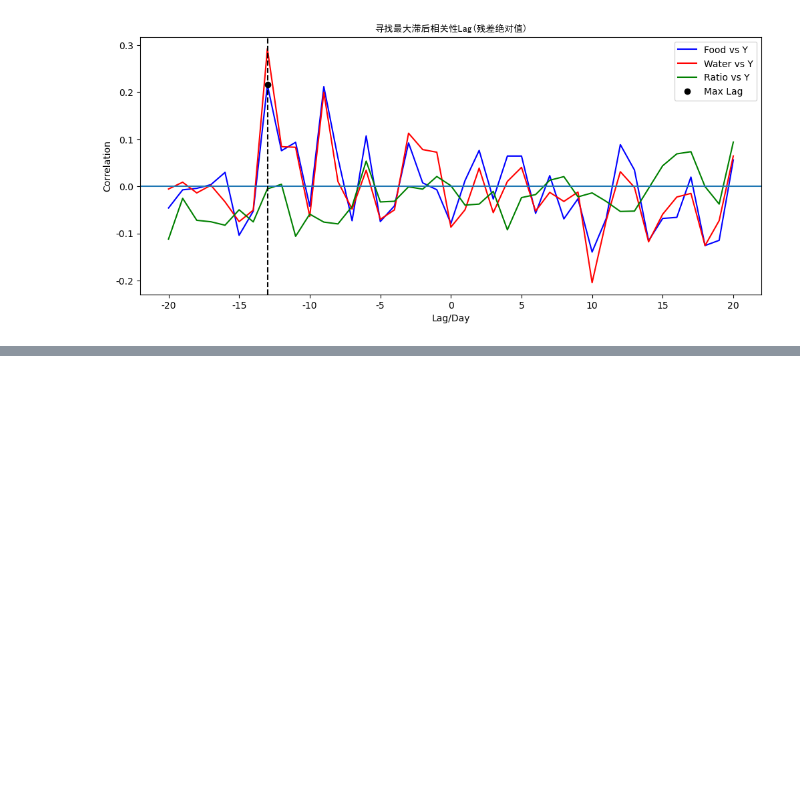
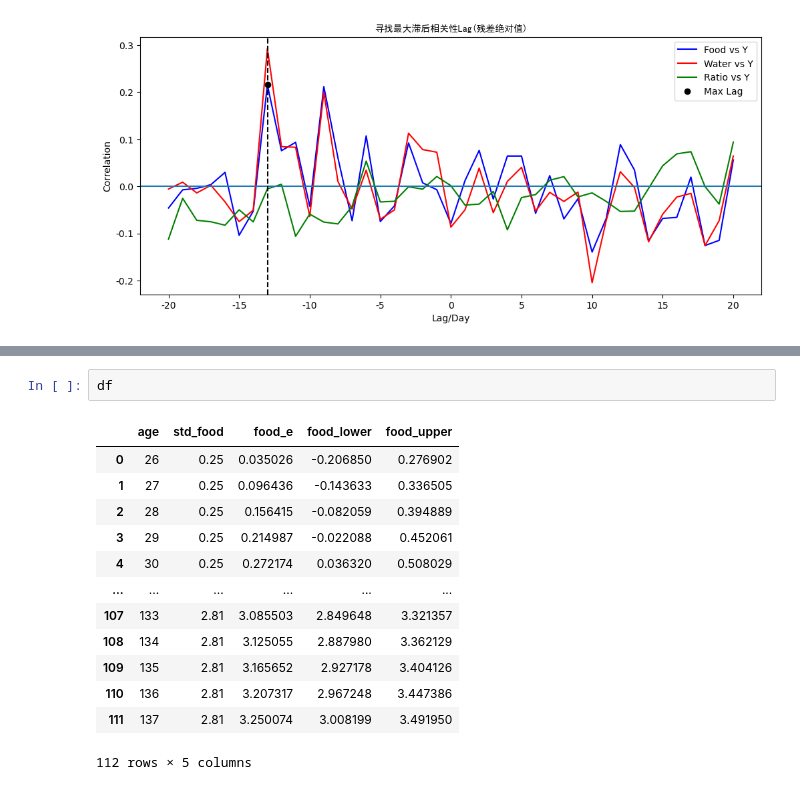
Before and after one commit to yixuan228/work-error-detect, a Jupyter notebook: main.ipynb, the cells around one changed output, grey strips where cells are left out. Saved outputs shown, nothing was run; the diff lists cells and outputs as text; blank space fills up the shorter version.

```diff
--- a/main.ipynb
+++ b/main.ipynb
@@ -441,0 +444,16 @@ np.float64(0.2155164438174311)
+# %%
+df
+# %% [output]
+|  | age | std_food | food_e | food_lower | food_upper |
+| 0 | 26 | 0.25 | 0.035026 | -0.206850 | 0.276902 |
+| 1 | 27 | 0.25 | 0.096436 | -0.143633 | 0.336505 |
+| 2 | 28 | 0.25 | 0.156415 | -0.082059 | 0.394889 |
+| 3 | 29 | 0.25 | 0.214987 | -0.022088 | 0.452061 |
+| 4 | 30 | 0.25 | 0.272174 | 0.036320 | 0.508029 |
+| ... | ... | ... | ... | ... | ... |
+| 107 | 133 | 2.81 | 3.085503 | 2.849648 | 3.321357 |
+| 108 | 134 | 2.81 | 3.125055 | 2.887980 | 3.362129 |
+| 109 | 135 | 2.81 | 3.165652 | 2.927178 | 3.404126 |
+| 110 | 136 | 2.81 | 3.207317 | 2.967248 | 3.447386 |
+| 111 | 137 | 2.81 | 3.250074 | 3.008199 | 3.491950 |
+112 rows × 5 columns
```
Also changed, not shown: parts of 4 cells of this notebook, 6 other files.
